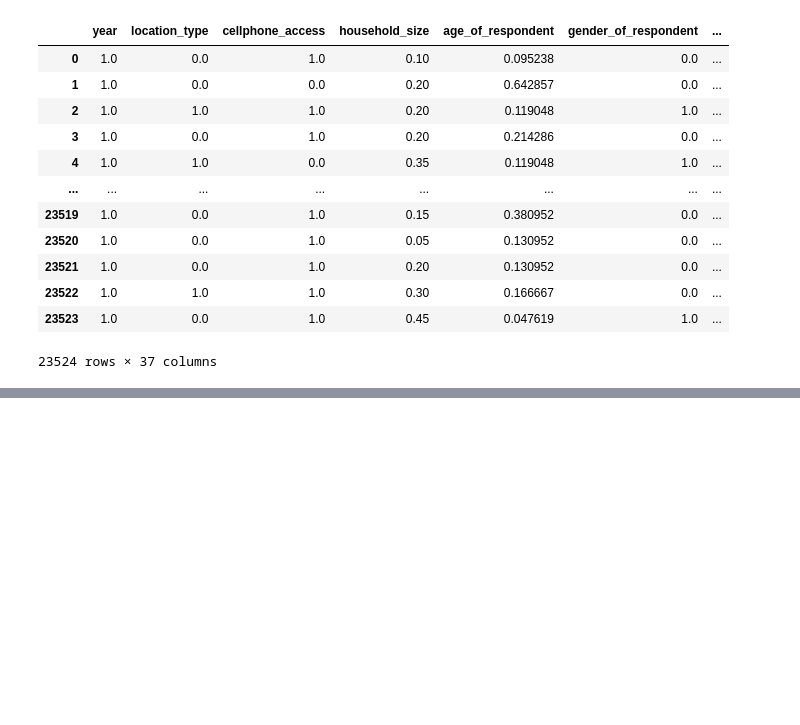
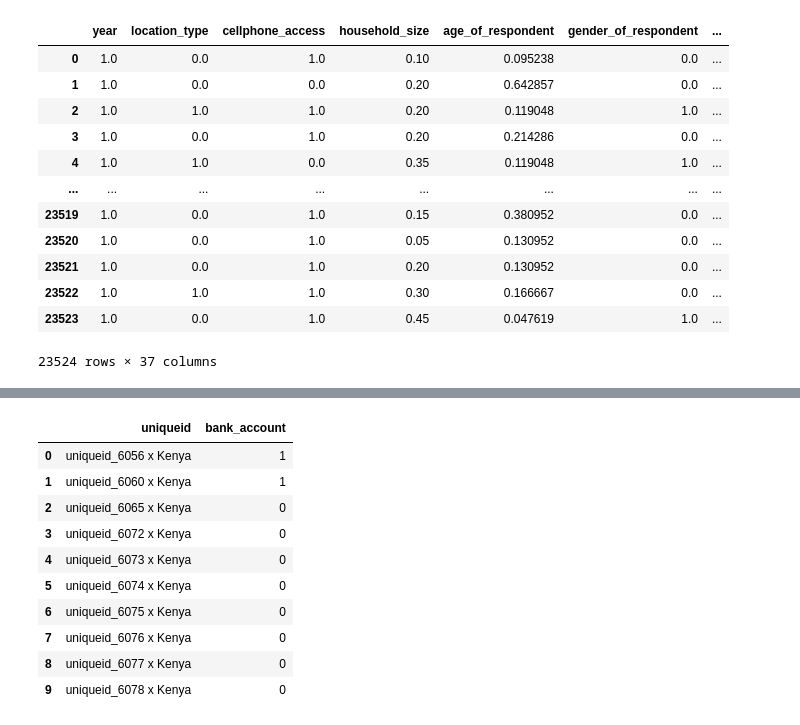
Before and after one commit to Joylinton04/Financial-inclusion-in-Africa, a Jupyter notebook: challenge.ipynb, the cells around one changed output, grey strips where cells are left out. Drawn from its saved outputs; the diff is of its cells as text; code cells hidden in the pictures; blank space fills up the shorter version.

```diff
--- a/challenge.ipynb
+++ b/challenge.ipynb
@@ -205,0 +241,10 @@ xg_model.fit(X_train, y_train)
+# %%
+# make predictions with the test dataset
+y_predictions = xg_model.predict(X_test_reduced)
+
+from sklearn.metrics import classification_report, accuracy_score
+
+
+print(classification_report(y_test,y_pred))
+acc =1- accuracy_score(y_test,y_pred)
+acc
@@ -205,0 +261,17 @@ xg_model.fit(X_train, y_train)
+# %%
+submission = pd.DataFrame({"uniqueid": test["uniqueid"] + " x " + test["country"],
+                           "bank_account": y_predictions})
+# %%
+submission.head(10)
+# %% [output]
+|  | uniqueid | bank_account |
+| 0 | uniqueid_6056 x Kenya | 1 |
+| 1 | uniqueid_6060 x Kenya | 1 |
+| 2 | uniqueid_6065 x Kenya | 0 |
+| 3 | uniqueid_6072 x Kenya | 0 |
+| 4 | uniqueid_6073 x Kenya | 0 |
+| 5 | uniqueid_6074 x Kenya | 0 |
+| 6 | uniqueid_6075 x Kenya | 0 |
+| 7 | uniqueid_6076 x Kenya | 0 |
+| 8 | uniqueid_6077 x Kenya | 0 |
+| 9 | uniqueid_6078 x Kenya | 0 |
```
Also changed, not shown: parts of 8 cells of this notebook.
